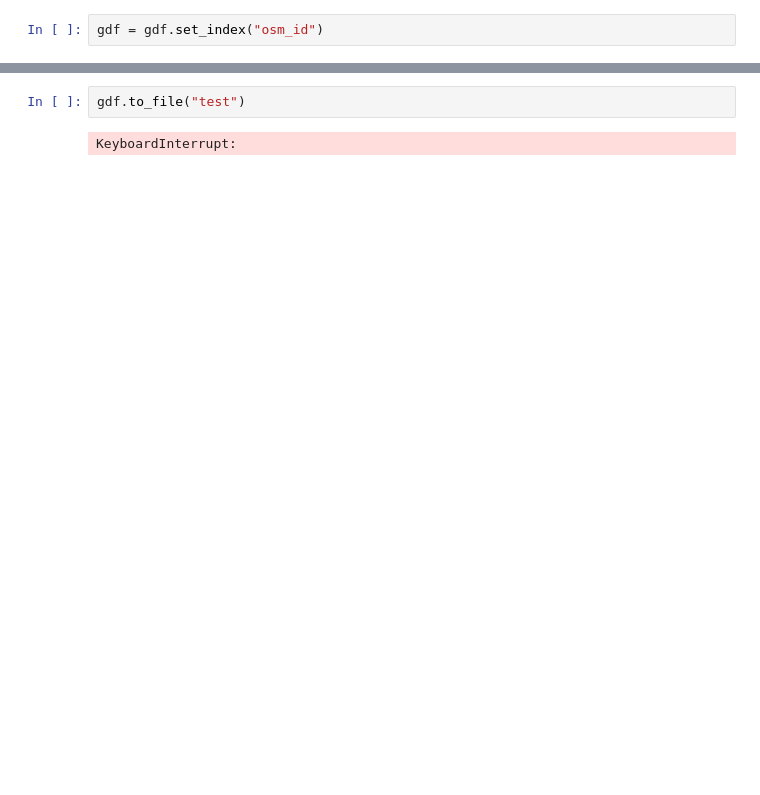
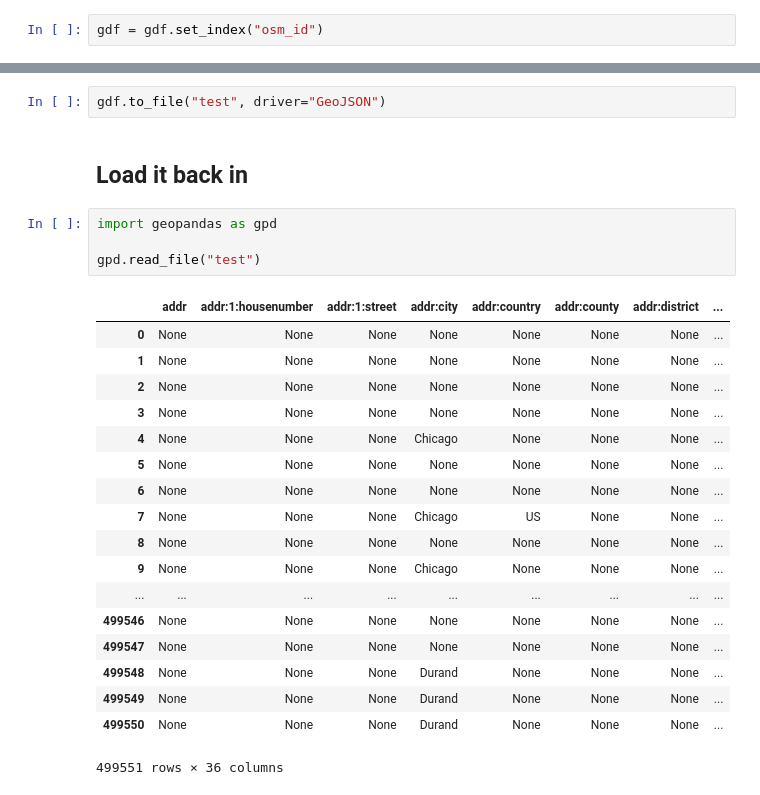
Before and after one commit to MatthewDaws/OSMDigest, a Jupyter notebook: notebooks/Geopandas.ipynb, the cells around one changed output, grey strips where cells are left out. Drawn from its saved outputs; the diff is of its cells as text; blank space fills up the shorter version.

```diff
--- a/notebooks/Geopandas.ipynb
+++ b/notebooks/Geopandas.ipynb
@@ -186,4 +259,27 @@ gdf = gdf.set_index("osm_id")
 # %%
-gdf.to_file("test")
+gdf.to_file("test", driver="GeoJSON")
-# %% [output]
-KeyboardInterrupt:
+# %% [markdown]
+## Load it back in
+# %%
+import geopandas as gpd
+
+gpd.read_file("test")
+# %% [output]
+|  | addr | addr:1:housenumber | addr:1:street | addr:city | addr:country | addr:county | addr:district | ... |
+| 0 | None | None | None | None | None | None | None | ... |
+| 1 | None | None | None | None | None | None | None | ... |
+| 2 | None | None | None | None | None | None | None | ... |
+| 3 | None | None | None | None | None | None | None | ... |
+| 4 | None | None | None | Chicago | None | None | None | ... |
+| 5 | None | None | None | None | None | None | None | ... |
+| 6 | None | None | None | None | None | None | None | ... |
+| 7 | None | None | None | Chicago | US | None | None | ... |
+| 8 | None | None | None | None | None | None | None | ... |
+| 9 | None | None | None | Chicago | None | None | None | ... |
+| ... | ... | ... | ... | ... | ... | ... | ... | ... |
+| 499546 | None | None | None | None | None | None | None | ... |
+| 499547 | None | None | None | None | None | None | None | ... |
+| 499548 | None | None | None | Durand | None | None | None | ... |
+| 499549 | None | None | None | Durand | None | None | None | ... |
+| 499550 | None | None | None | Durand | None | None | None | ... |
+499551 rows × 36 columns
```
Also changed, not shown: parts of 26 cells of this notebook, 5 other files.
